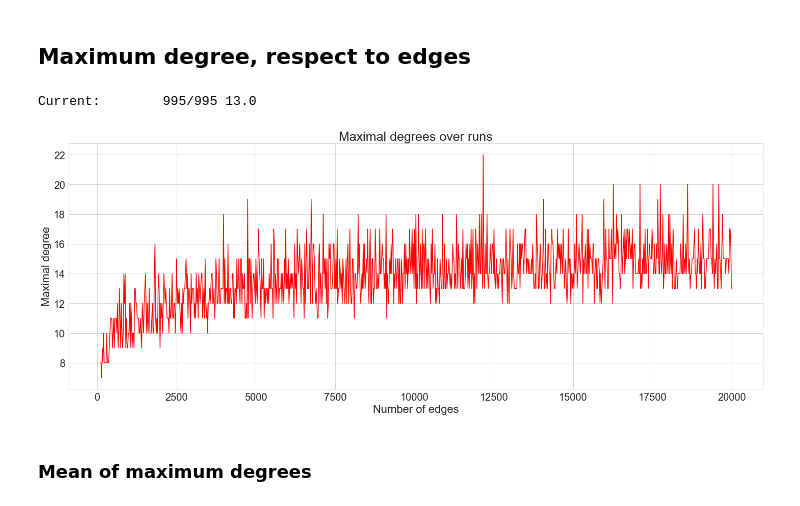
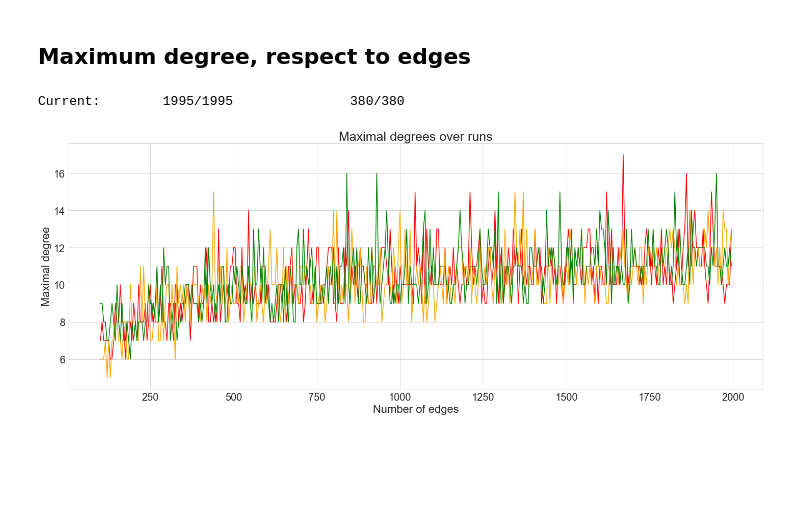
Before and after one commit to masterdesky/ELTE-stochastic-processes-2019, a Jupyter notebook: Lecture 10/Homework 10/Stochastic processes - 10..ipynb, the cells around one changed output. Cells and saved outputs as stored; diff of their text form; code cells hidden in the pictures; blank space fills up the shorter version.

```diff
--- a/Lecture 10/Homework 10/Stochastic processes - 10..ipynb
+++ b/Lecture 10/Homework 10/Stochastic processes - 10..ipynb
@@ -79,0 +144,5 @@ graph_rrt, count_rrt, dist_rrt = random_recursive_tree(n_edges_rrt)
+# %%
+n_edges_pm = 2000
+graph_pm_1, count_pm_1, dist_pm_1 = pref_graph(n_edges_pm, mode='1')
+graph_pm_2, count_pm_2, dist_pm_2 = pref_graph(n_edges_pm, mode='2')
+graph_pm_3, count_pm_3, dist_pm_3 = pref_graph(n_edges_pm, mode='3')
@@ -408,55 +397,60 @@ plt.show()
 # %% [markdown]
 ## Maximum degree, respect to edges
-# %%
-degree_runs_rrt_min = 100
-degree_runs_rrt_max = 20000
-
-steps_max_rrt = 20
-
-sampling_max_rrt = [k for k in range(degree_runs_rrt_min, degree_runs_rrt_max)][::steps_max_rrt]
-length_max_rrt = len(sampling_max_rrt)
-
-max_degree_rrt = np.zeros((length_max_rrt))
-
-j = 0
-for i in sampling_max_rrt:
-    _, count_rrt_current, _ = random_recursive_tree(i)
-    max_degree_rrt[j] = np.max(count_rrt_current)
-
-    sys.stdout.write('\rCurrent:\t{0}/{1}\t{2}'.format(j+1, length_max_rrt, max_degree_rrt[j]))
-    sys.stdout.flush()
-
-    j += 1
-# %% [output]
-Current:        995/995 13.0
+# %%
+degree_runs_pm_min = 100
+degree_runs_pm_max = 2000
+
+steps_max_pm = 5
+
+sampling_max_pm = [k for k in range(degree_runs_pm_min, degree_runs_pm_max)][::steps_max_pm]
+length_max_pm = len(sampling_max_pm)
+
+max_degree_pm_1 = np.zeros((length_max_pm))
+max_degree_pm_2 = np.zeros((length_max_pm))
+max_degree_pm_3 = np.zeros((length_max_pm))
+
+j = 0
+for i in sampling_max_pm:
+    _, count_pm_current, _ = pref_graph(n_edges_pm=i, mode='1', current_index=j, all_index=length_max_pm)
+    max_degree_pm_1[j] = np.max(count_pm_current)
+    _, count_pm_current, _ = pref_graph(n_edges_pm=i, mode='2', current_index=j, all_index=length_max_pm)
+    max_degree_pm_2[j] = np.max(count_pm_current)
+    _, count_pm_current, _ = pref_graph(n_edges_pm=i, mode='3', current_index=j, all_index=length_max_pm)
+    max_degree_pm_3[j] = np.max(count_pm_current)
+
+    j += 1
+# %% [output]
+Current:        1995/1995               380/380
 # %%
 nrows = 1
 ncols = 1
 fig, axes = plt.subplots(nrows=nrows, ncols=ncols, figsize=(ncols*20,nrows*8))
 
 titlesize = 25
 axislabelsize = 22
 axisticksize = 20
 
-axes.plot([k for k in range(degree_runs_rrt_min, degree_runs_rrt_max)][::steps_max_rrt],
-          max_degree_rrt[::steps], color='red')
+axes.plot([k for k in range(degree_runs_pm_min, degree_runs_pm_max)][::steps_max_pm],
+             max_degree_pm_1, color='red', label='One vertex')
+axes.plot([k for k in range(degree_runs_pm_min, degree_runs_pm_max)][::steps_max_pm],
+             max_degree_pm_2, color='orange', label='Linear')
+axes.plot([k for k in range(degree_runs_pm_min, degree_runs_pm_max)][::steps_max_pm],
+             max_degree_pm_3, color='green', label='Cross')
 
 axes.set_title('Maximal degrees over runs', fontsize=titlesize)
 
 axes.set_xlabel('Number of edges', fontsize=axislabelsize)
 axes.set_ylabel('Maximal degree', fontsize=axislabelsize)
 
 axes.tick_params(axis='both', which='major', labelsize=axisticksize)
 
 fig.tight_layout()
 plt.savefig(image_path +
-            'rrt_maxdegrees.' +
+            'pm_maxdegrees.' +
             image_format,
             format=image_format,
             dpi=image_dpi,
             bbox_inches='tight')
 plt.show()
 # %% [output]
-[figure, old version]
+[figure, new version]
-# %% [markdown]
-### Mean of maximum degrees
```
Also changed, not shown: parts of 35 cells of this notebook, 5 other files.
